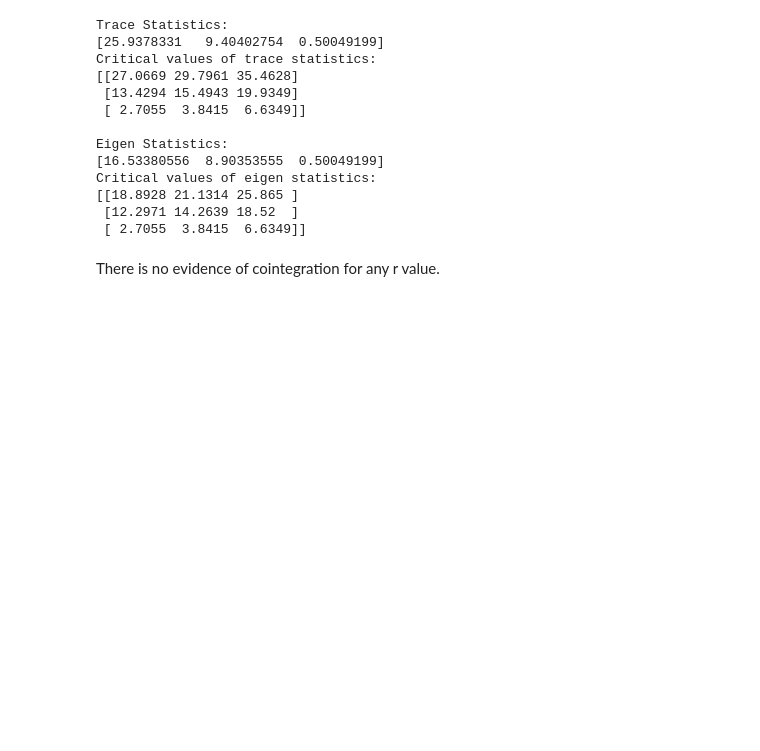
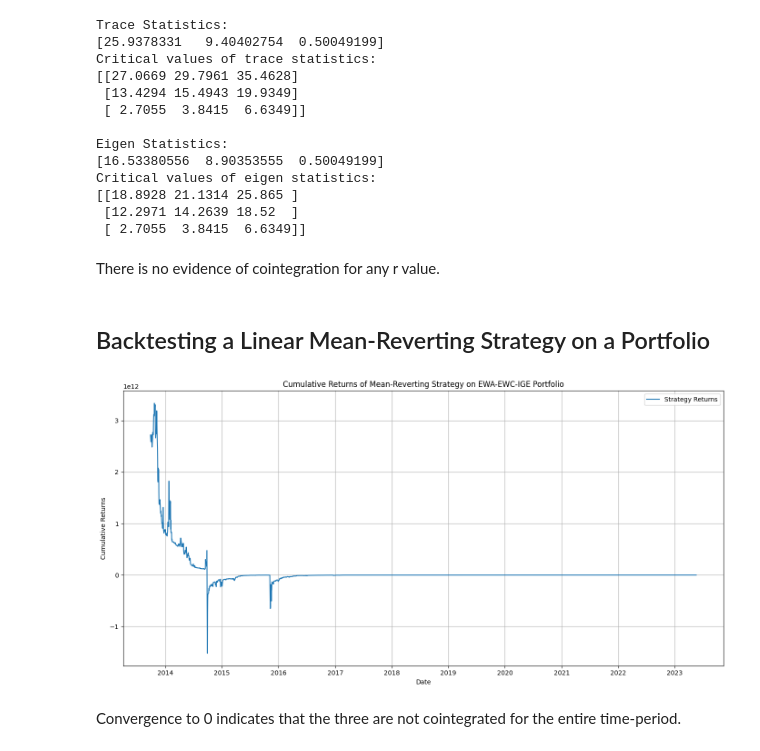
Before and after one commit to arjunmahesh1/Algo-Trading-Strategies-Practice, a Jupyter notebook: cointegration.ipynb, the cells around one changed output. Drawn from its saved outputs; the diff is of its cells as text; code cells hidden in the pictures; blank space fills up the shorter version.

Commit message:
backtesting best eigen

```diff
--- a/cointegration.ipynb
+++ b/cointegration.ipynb
@@ -202,3 +202,37 @@ Critical values of eigen statistics:
  [ 2.7055  3.8415  6.6349]]
 # %% [markdown]
 There is no evidence of cointegration for any r value.
+# %% [markdown]
+## Backtesting a Linear Mean-Reverting Strategy on a Portfolio
+# %%
+eigenvector = result.evec[:, 0]
+merged_df['Portfolio'] = merged_df['Close_EWC'] * eigenvector[0] + merged_df['Close_EWA'] * eigenvector[1] + merged_df['Close'] * eigenvector[2]
+
+portfolio_lagged = merged_df['Portfolio'].shift(1).fillna(method="bfill")
+delta = merged_df['Portfolio'] - portfolio_lagged
+model = sm.OLS(delta, sm.add_constant(portfolio_lagged)).fit()
+half_life = -np.log(2) / model.params[1]
+
+merged_df['MovingAvg'] = merged_df['Portfolio'].rolling(window=int(half_life)).mean()
+merged_df['MovingStd'] = merged_df['Portfolio'].rolling(window=int(half_life)).std()
+
+merged_df['Z'] = (merged_df['Portfolio'] - merged_df['MovingAvg']) / merged_df['MovingStd']
+merged_df['Position'] = -merged_df['Z']
+
+merged_df['Return'] = merged_df['Portfolio'].pct_change()
+merged_df['StrategyReturn'] = merged_df['Return'] * merged_df['Position']
+merged_df['CumulativeStrategyReturns'] = (1 + merged_df['StrategyReturn']).cumprod() - 1
+
+plt.figure(figsize=(14,7))
+plt.plot(merged_df['Date'], merged_df['CumulativeStrategyReturns'], label='Strategy Returns')
+plt.title('Cumulative Returns of Mean-Reverting Strategy on EWA-EWC-IGE Portfolio')
+plt.xlabel('Date')
+plt.ylabel('Cumulative Returns')
+plt.legend()
+plt.grid(True)
+plt.tight_layout()
+plt.show()
+# %% [output]
+[figure, added]
+# %% [markdown]
+Convergence to 0 indicates that the three are not cointegrated for the entire time-period.
```
